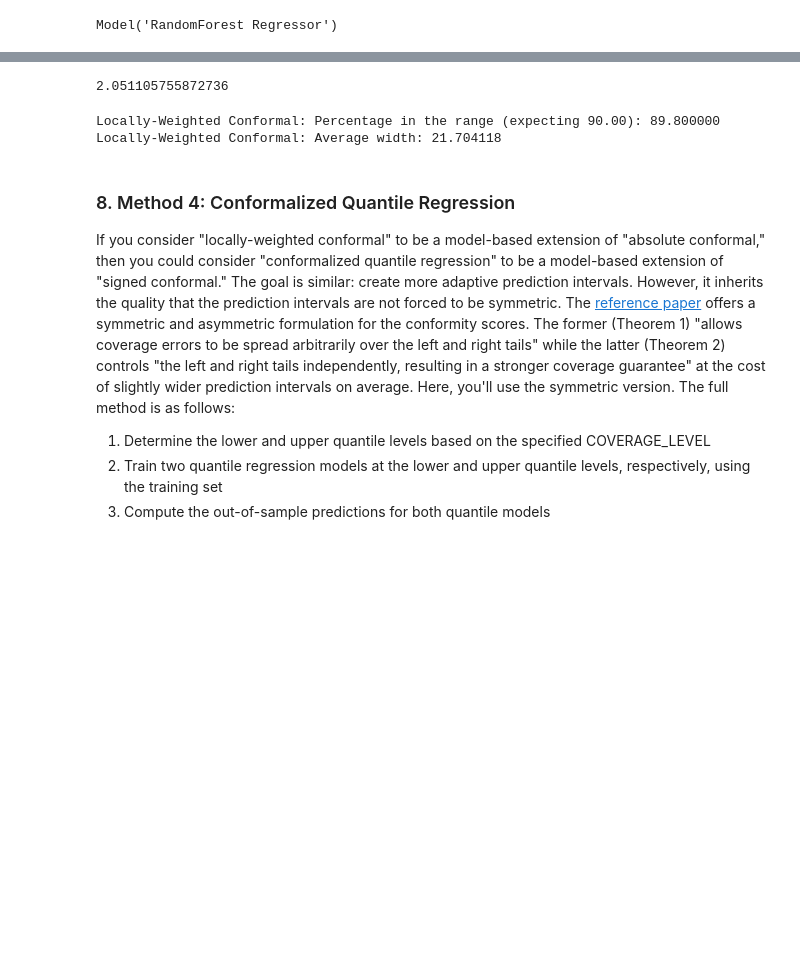
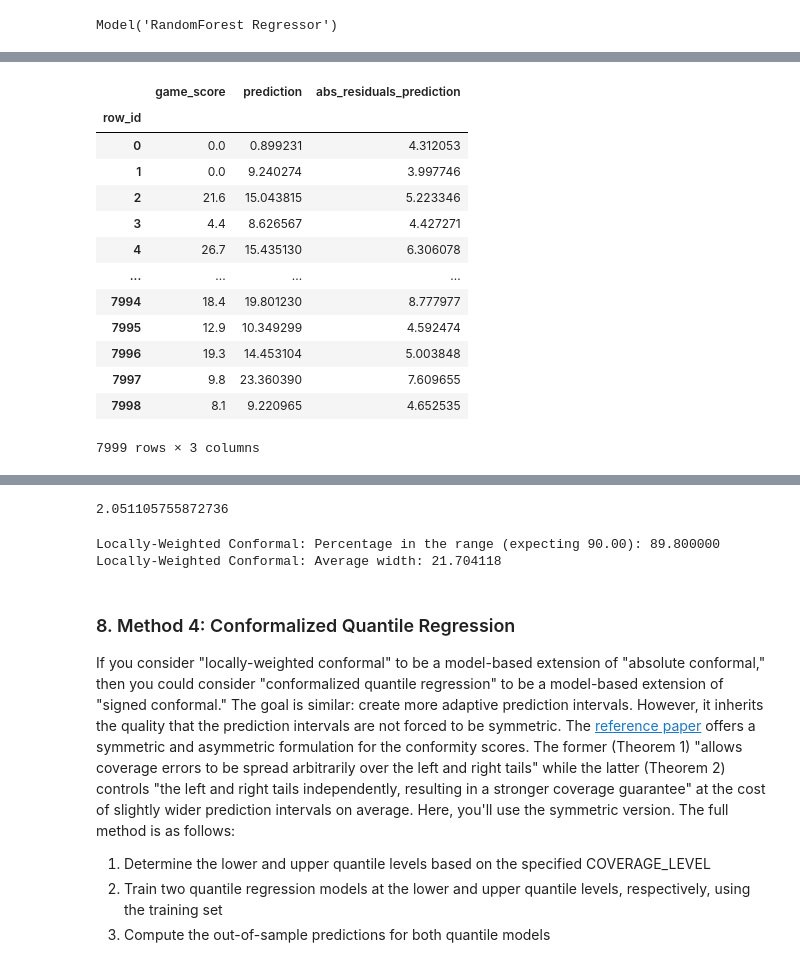
Before and after one commit to datarobot-community/ai-accelerators, a Jupyter notebook: advanced_ml_and_api_approaches/prediction_intervals_via_conformal_inference/prediction_intervals_via_conformal_inference.ipynb, the cells around one changed output, grey strips where cells are left out. Cells and saved outputs as stored; diff of their text form; code cells hidden in the pictures; blank space fills up the shorter version.

```diff
--- a/advanced_ml_and_api_approaches/prediction_intervals_via_conformal_inference/prediction_intervals_via_conformal_inference.ipynb
+++ b/advanced_ml_and_api_approaches/prediction_intervals_via_conformal_inference/prediction_intervals_via_conformal_inference.ipynb
@@ -511,13 +533,31 @@ Model('RandomForest Regressor')
 # %%
 # Compute training predictions and join
-df_train = df_train.join(
+training_preds = training_preds.join(
     compute_training_predictions(
         model=best_model_abs_residuals, data_subset=dr.enums.DATA_SUBSET.ALL
     )
-    .rename(columns={"prediction": f"abs_residuals_prediction"})
     .set_index("row_id")
+    .rename(columns={"prediction": "abs_residuals_prediction"})
     .drop(columns=["partition_id"], axis=1)
 )
+
+# Check
+training_preds[[target_column, "prediction", "abs_residuals_prediction"]]
+# %% [output]
+|  | game_score | prediction | abs_residuals_prediction |
+| row_id |  |  |  |
+| 0 | 0.0 | 0.899231 | 4.312053 |
+| 1 | 0.0 | 9.240274 | 3.997746 |
+| 2 | 21.6 | 15.043815 | 5.223346 |
+| 3 | 4.4 | 8.626567 | 4.427271 |
+| 4 | 26.7 | 15.435130 | 6.306078 |
+| ... | ... | ... | ... |
+| 7994 | 18.4 | 19.801230 | 8.777977 |
+| 7995 | 12.9 | 10.349299 | 4.592474 |
+| 7996 | 19.3 | 14.453104 | 5.003848 |
+| 7997 | 9.8 | 23.360390 | 7.609655 |
+| 7998 | 8.1 | 9.220965 | 4.652535 |
+7999 rows × 3 columns
 # %%
 # Now compute predictions on testing data and join
 pred_dataset_abs_residuals = project_abs_residuals.upload_dataset(
```
Also changed, not shown: parts of 23 cells of this notebook.
